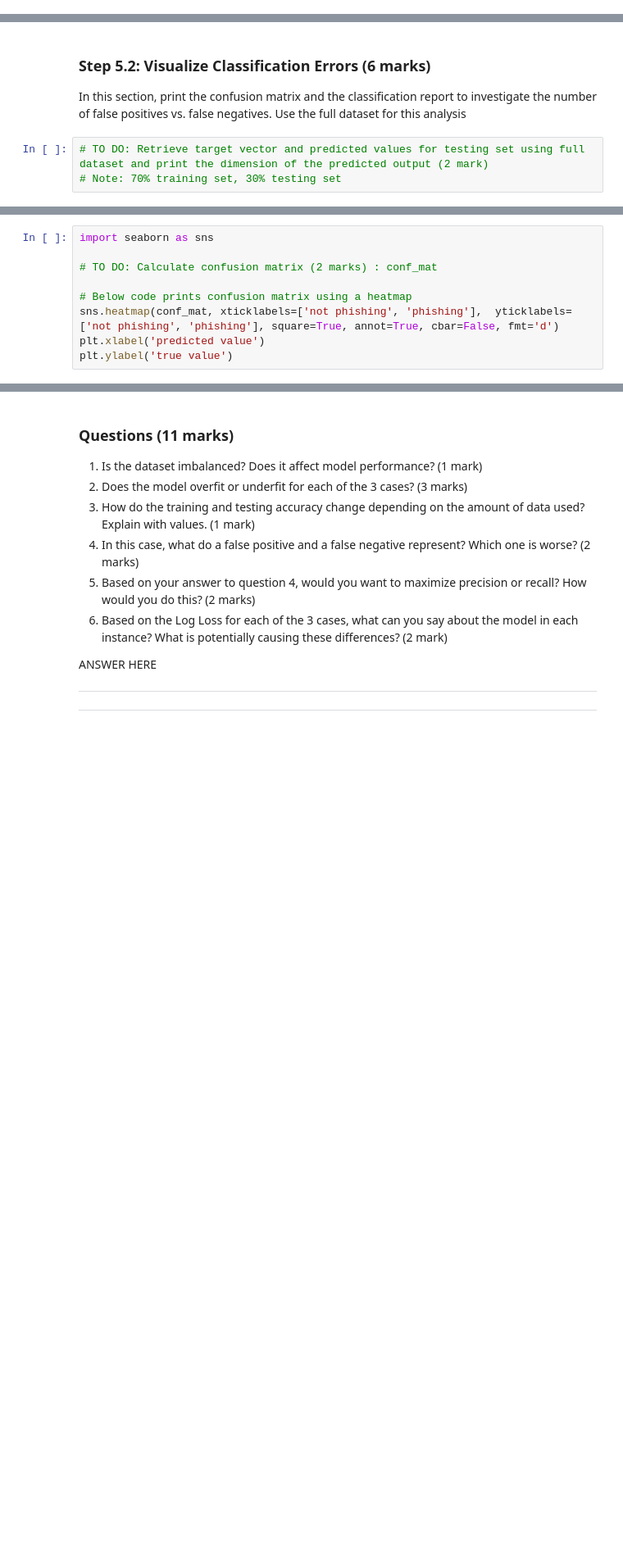
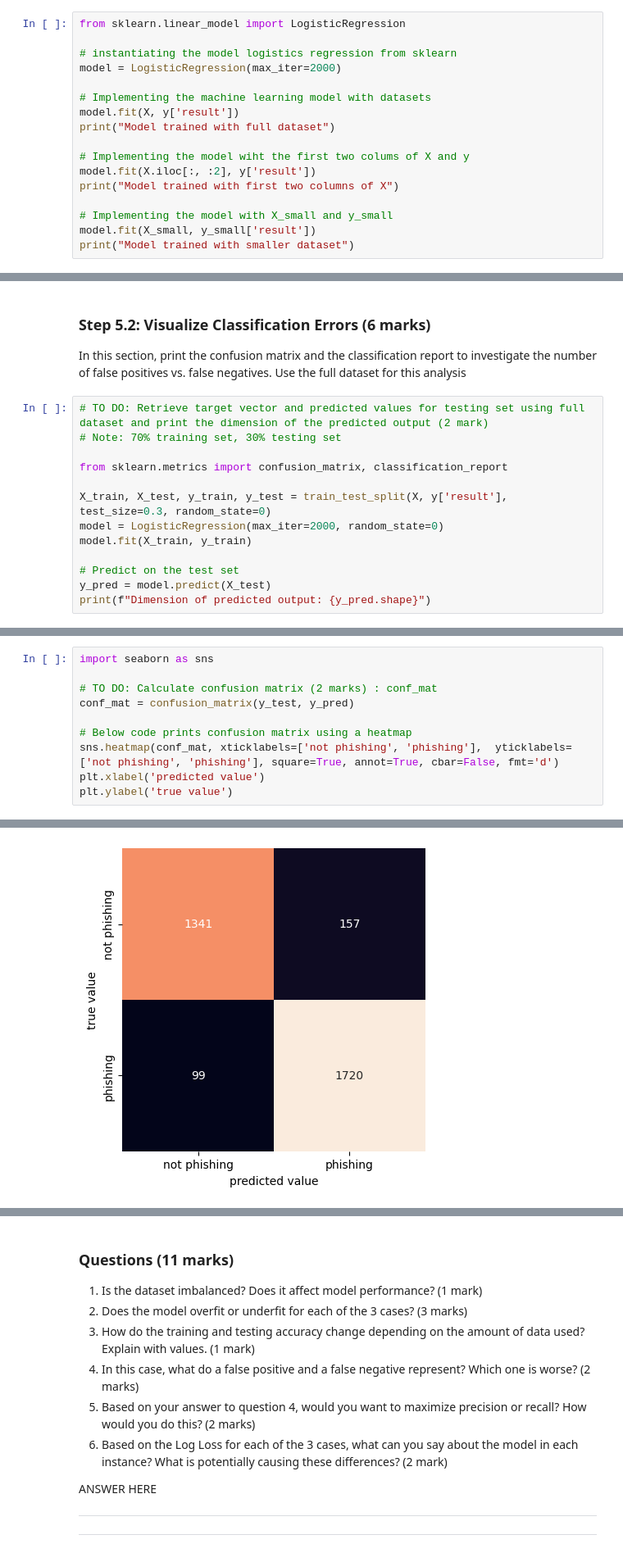
Before and after one commit to ChisomOnyeukwu/engg680_2024_fall, a Jupyter notebook: Lab_Assignment3/Assignment3.ipynb, the cells around one changed output, grey strips where cells are left out. Shown at 82% size. Saved outputs shown, nothing was run; the diff lists cells and outputs as text; blank space fills up the shorter version.

```diff
--- a/Lab_Assignment3/Assignment3.ipynb
+++ b/Lab_Assignment3/Assignment3.ipynb
@@ -572,3 +606,20 @@ Use random_state = 42
     - `X` and `y` (1 mark)
     - Only first two columns of `X` and `y` (1 mark)
     - `X_small` and `y_small` (1 mark)
+# %%
+from sklearn.linear_model import LogisticRegression
+
+# instantiating the model logistics regression from sklearn
+model = LogisticRegression(max_iter=2000)
+
+# Implementing the machine learning model with datasets
+model.fit(X, y['result'])
+print("Model trained with full dataset")
+
+# Implementing the model wiht the first two colums of X and y
+model.fit(X.iloc[:, :2], y['result'])
+print("Model trained with first two columns of X")
+
+# Implementing the model with X_small and y_small
+model.fit(X_small, y_small['result'])
+print("Model trained with smaller dataset")
@@ -602,3 +722,13 @@ In this section, print the confusion matrix and the classification report to inv
 # %%
 # TO DO: Retrieve target vector and predicted values for testing set using full dataset and print the dimension of the predicted output (2 mark)
 # Note: 70% training set, 30% testing set
+
+from sklearn.metrics import confusion_matrix, classification_report
+
+X_train, X_test, y_train, y_test = train_test_split(X, y['result'], test_size=0.3, random_state=0)
+model = LogisticRegression(max_iter=2000, random_state=0)
+model.fit(X_train, y_train)
+
+# Predict on the test set
+y_pred = model.predict(X_test)
+print(f"Dimension of predicted output: {y_pred.shape}")
@@ -606,6 +738,7 @@ In this section, print the confusion matrix and the classification report to inv
 import seaborn as sns
 
 # TO DO: Calculate confusion matrix (2 marks) : conf_mat
+conf_mat = confusion_matrix(y_test, y_pred)
 
 # Below code prints confusion matrix using a heatmap
 sns.heatmap(conf_mat, xticklabels=['not phishing', 'phishing'],  yticklabels=['not phishing', 'phishing'], square=True, annot=True, cbar=False, fmt='d')
@@ -616,2 +749,3 @@ NameError: name 'conf_mat' is not defined
+[figure, added]
 # %%
 # TO DO: Print classification report (2 marks)
```
Also changed, not shown: parts of 13 cells of this notebook.
